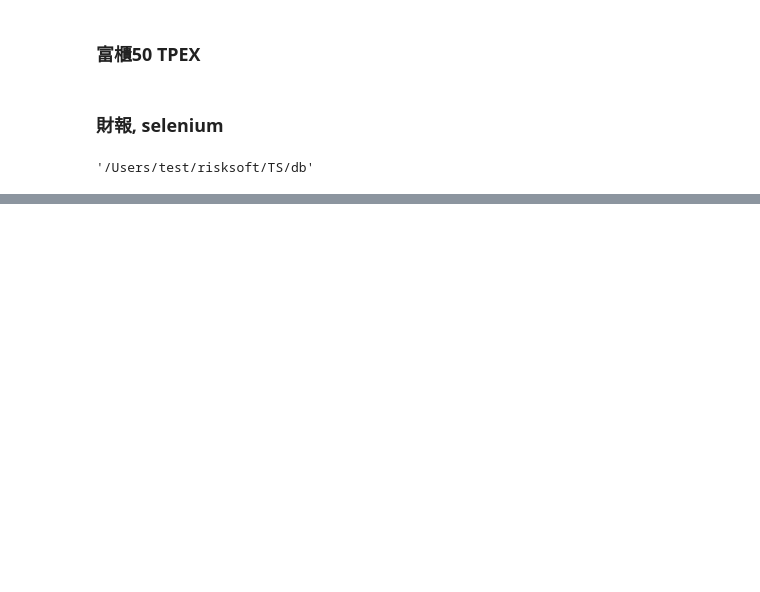
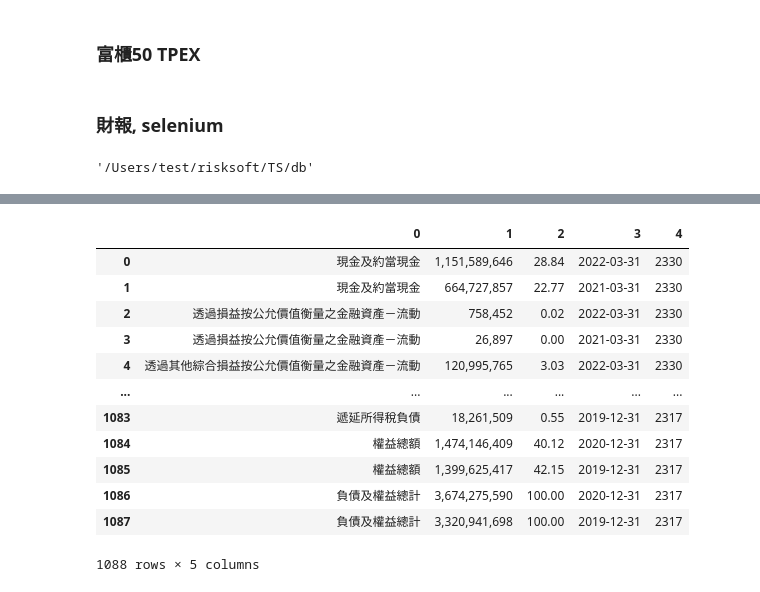
Before and after one commit to tsungyou/TS, a Jupyter notebook: db_py/DbTest.ipynb, the cells around one changed output, grey strips where cells are left out. Cells and saved outputs as stored; diff of their text form; code cells hidden in the pictures; blank space fills up the shorter version.

```diff
--- a/db_py/DbTest.ipynb
+++ b/db_py/DbTest.ipynb
@@ -219 +98,5 @@ BS()
+# %%
+with open("../db/tw/symbol/symbol_4.json", "r") as f:
+    tw_symbol_4 = json.load(f)
+list_tw_stock = [key for key, value in tw_symbol_4.items() if value=="TW"]
 # %%
@@ -293,0 +202,16 @@ array_f = df_concat.values.reshape(int(df_concat.shape[0]*2), int(df_concat.shap
+# %%
+df_long_format = pd.DataFrame(sum([array_f.tolist() for array_f in arrs], []))
+# %% [output]
+|  | 0 | 1 | 2 | 3 | 4 |
+| 0 | 現金及約當現金 | 1,151,589,646 | 28.84 | 2022-03-31 | 2330 |
+| 1 | 現金及約當現金 | 664,727,857 | 22.77 | 2021-03-31 | 2330 |
+| 2 | 透過損益按公允價值衡量之金融資產－流動 | 758,452 | 0.02 | 2022-03-31 | 2330 |
+| 3 | 透過損益按公允價值衡量之金融資產－流動 | 26,897 | 0.00 | 2021-03-31 | 2330 |
+| 4 | 透過其他綜合損益按公允價值衡量之金融資產－流動 | 120,995,765 | 3.03 | 2022-03-31 | 2330 |
+| ... | ... | ... | ... | ... | ... |
+| 1083 | 遞延所得稅負債 | 18,261,509 | 0.55 | 2019-12-31 | 2317 |
+| 1084 | 權益總額 | 1,474,146,409 | 40.12 | 2020-12-31 | 2317 |
+| 1085 | 權益總額 | 1,399,625,417 | 42.15 | 2019-12-31 | 2317 |
+| 1086 | 負債及權益總計 | 3,674,275,590 | 100.00 | 2020-12-31 | 2317 |
+| 1087 | 負債及權益總計 | 3,320,941,698 | 100.00 | 2019-12-31 | 2317 |
+1088 rows × 5 columns
```
Also changed, not shown: parts of 9 cells of this notebook, 10 other files.
